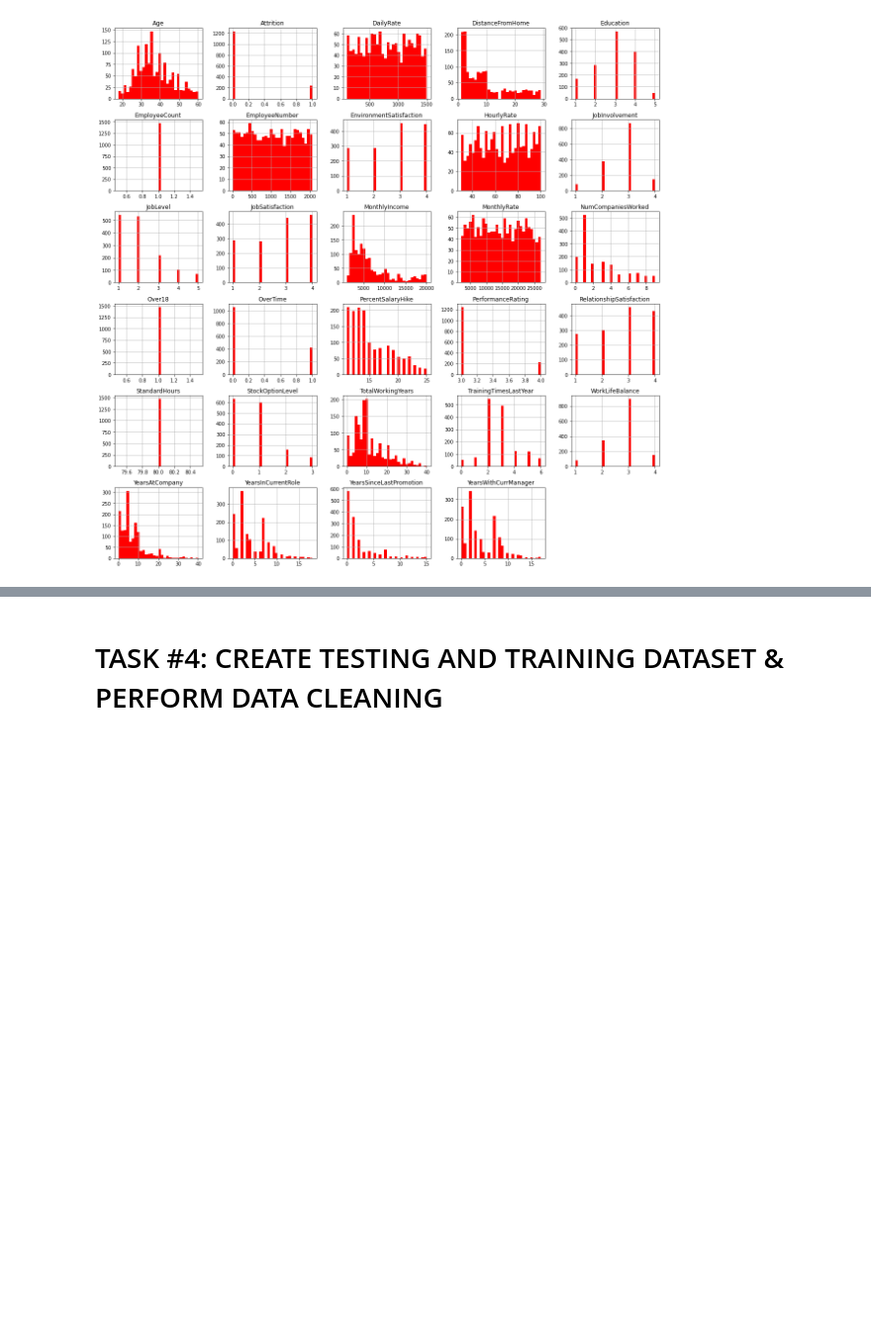
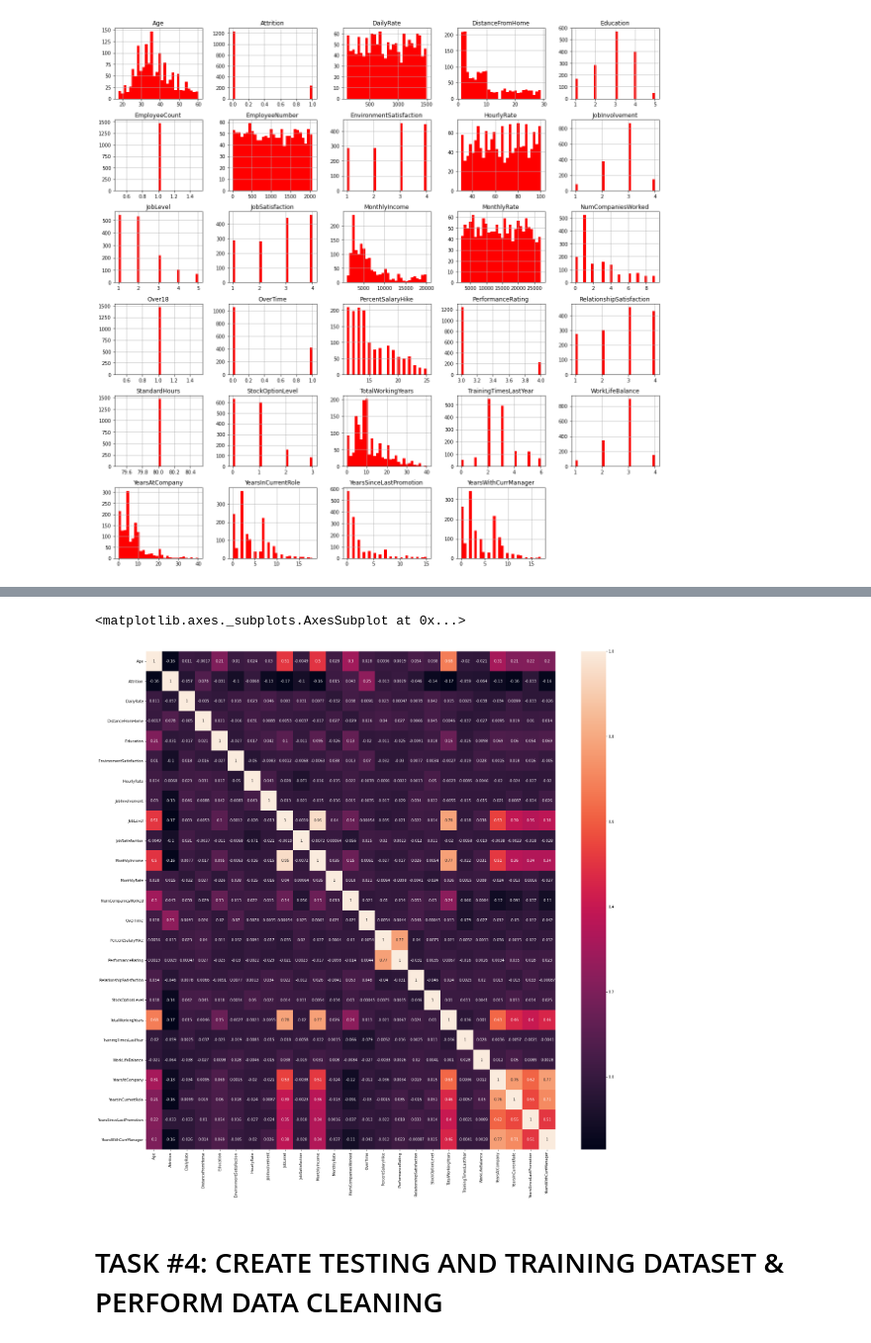
Before and after one commit to lavarius/DSCaseStudies, a Jupyter notebook: CS_Human_Resources_Department_Skeleton.ipynb, the cells around one changed output, grey strips where cells are left out. Shown: that part at 99% size. Saved outputs shown, nothing was run; the diff lists cells and outputs as text; code cells hidden in the pictures; blank space fills up the shorter version.

```diff
--- a/CS_Human_Resources_Department_Skeleton.ipynb
+++ b/CS_Human_Resources_Department_Skeleton.ipynb
@@ -150,3 +159,14 @@ left_df.describe()
+# %%
+# Looking at the correlations with corr()
+correlations = employee_df.corr()
+# Data correlation is the way in which one set of data may correspond to another set
+# Use heatmap to plot the different correlations
+fig, ax = plt.subplots(figsize = (25,25))
+sns.heatmap(correlations, annot = True)
+# 0 to 1, 1 being better collorated
+# %% [output]
+<matplotlib.axes._subplots.AxesSubplot at 0x...>
+[figure, added]
 # %%
 
 # Job level is strongly correlated with total working hours
```
Also changed, not shown: parts of 10 cells of this notebook.
